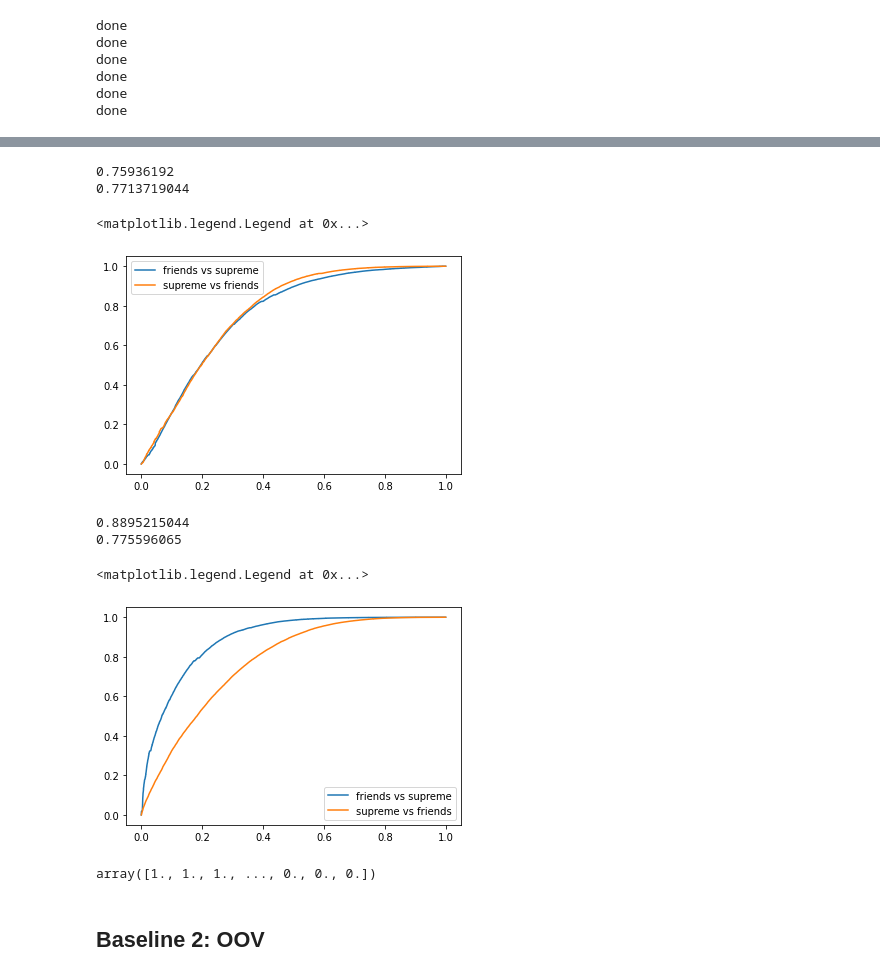
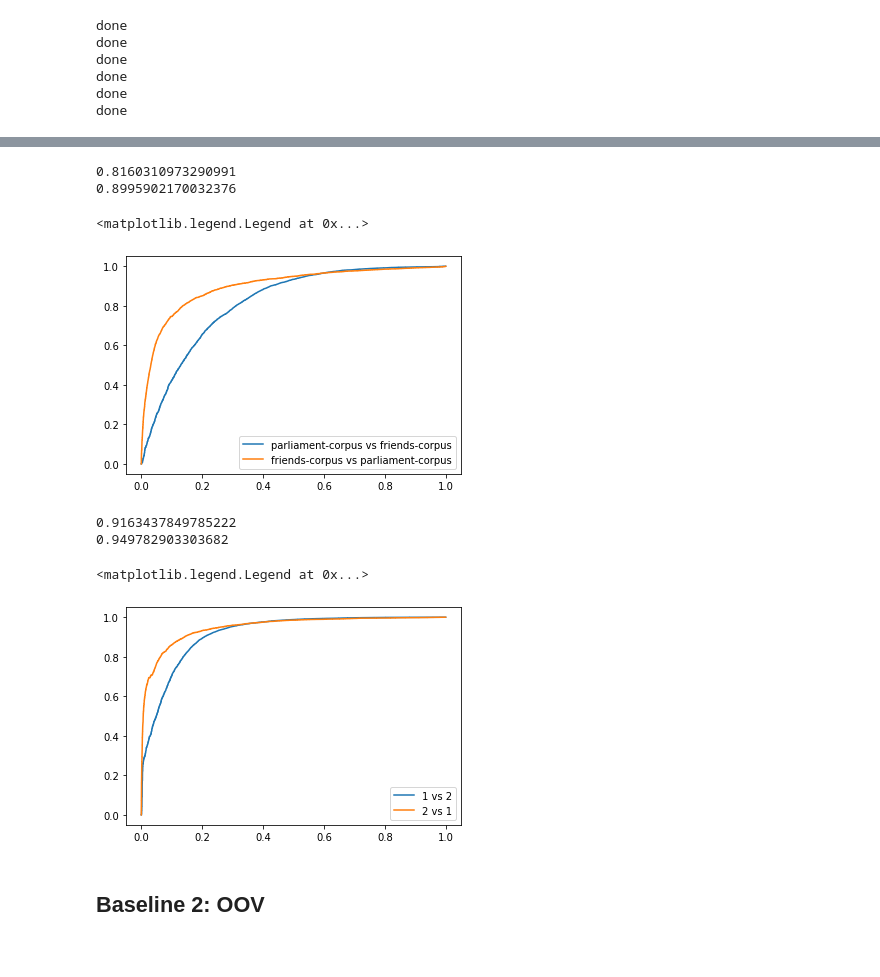
Before and after one commit to jlatko/text-anomaly-detection, a Jupyter notebook: data_analysis.ipynb, the cells around one changed output, grey strips where cells are left out. Drawn from its saved outputs; the diff is of its cells as text; code cells hidden in the pictures.

```diff
--- a/data_analysis.ipynb
+++ b/data_analysis.ipynb
@@ -173,0 +185,2 @@ total_vocab = list(set(c1.keys()) | set(c2.keys()))
+# %%
+total_vocab = list(set(w for df in [train1, val1, train2, val2] for utt in df.utterance.apply(ast.literal_eval) for w in utt))
@@ -174,9 +191,12 @@ total_vocab = list(set(c1.keys()) | set(c2.keys()))
 # %%
 eps = 1e-8
-vect = CountVectorizer(ngram_range=(1,1), analyzer='word', vocabulary=total_vocab)
-v1 = vect.transform(df1.utterance.apply(' '.join))
+vect = CountVectorizer(ngram_range=(1,1), analyzer='word', vocabulary=total_vocab, token_pattern = r"(?u)\b\w+\b")
+v1 = vect.transform(train1.utterance.apply(ast.literal_eval).apply(' '.join))
 v1 = v1[v1.getnnz(1)>0][:n]
-v2 = vect.transform(df2.utterance.apply(' '.join))
+v2 = vect.transform(train2.utterance.apply(ast.literal_eval).apply(' '.join))
 v2 = v2[v2.getnnz(1)>0][:n]
 freq1 = v1.sum(axis=0)[0]/v1.sum() + eps
 freq2 = v2.sum(axis=0)[0]/v2.sum() + eps
+# %%
+v1_val = vect.transform(val1.utterance.apply(ast.literal_eval).apply(' '.join))
+v2_val = vect.transform(val2.utterance.apply(ast.literal_eval).apply(' '.join))
@@ -197,12 +227,12 @@ def get_log_likelihoods(vectorized, frequencies): # normalized by length
     print('done')
     return np.array(log_likes)
 # %%
-ll1_f1 = get_log_likelihoods(v1, freq1) # likelihoods of samples in 1 given frequencies in 1
-ll2_f1 = get_log_likelihoods(v2, freq1) # likelihoods of samples in 2 given frequencies in 1
-ll1_f2 = get_log_likelihoods(v1, freq2)
-ll2_f2 = get_log_likelihoods(v2, freq2)
-ll1_general = get_log_likelihoods(v1, general_freq)
-ll2_general = get_log_likelihoods(v2, general_freq)
+ll1_f1 = get_log_likelihoods(v1_val, freq1) # likelihoods of samples in 1 given frequencies in 1
+ll2_f1 = get_log_likelihoods(v2_val, freq1) # likelihoods of samples in 2 given frequencies in 1
+ll1_f2 = get_log_likelihoods(v1_val, freq2)
+ll2_f2 = get_log_likelihoods(v2_val, freq2)
+ll1_general = get_log_likelihoods(v1_val, general_freq)
+ll2_general = get_log_likelihoods(v2_val, general_freq)
 # %% [output]
 done
 done
@@ -276,20 +306,20 @@ pd.Series(ll2_f2).describe(), pd.Series(ll1_f2).describe()
 # %%
 x = np.concatenate([ll1_f1, ll2_f1])
 y = np.concatenate([np.ones_like(ll1_f1), np.zeros_like(ll2_f1)]).astype(int)
 fpr, tpr, thresholds = metrics.roc_curve(y, x)
-plt.plot(fpr, tpr, label='friends vs supreme')
+plt.plot(fpr, tpr, label=f'{s1} vs {s2}')
 print(metrics.roc_auc_score(y, x))
 x = np.concatenate([ll2_f2, ll1_f2])
 y = np.concatenate([np.ones_like(ll2_f2), np.zeros_like(ll1_f2)]).astype(int)
 fpr, tpr, thresholds = metrics.roc_curve(y, x)
-plt.plot(fpr, tpr, label='supreme vs friends')
+plt.plot(fpr, tpr, label=f'{s2} vs {s1}')
 print(metrics.roc_auc_score(y, x))
 plt.legend()
 # %% [output]
-0.75936192
-0.7713719044
+0.8160310973290991
+0.8995902170032376
 <matplotlib.legend.Legend at 0x...>
-[figure, old version]
+[figure, new version]
 # %%
 # TODO: train-test split
 # TODO: one sided vocabulary ? - I guess it is, because 0-frequencies
@@ -297,23 +327,19 @@ plt.legend()
 x = np.concatenate([ll1_f1 - ll1_general, ll2_f1 - ll2_general])
 y = np.concatenate([np.ones_like(ll1_f1), np.zeros_like(ll2_f1)]).astype(int)
 fpr, tpr, thresholds = metrics.roc_curve(y, x)
-plt.plot(fpr, tpr, label='friends vs supreme')
+plt.plot(fpr, tpr, label='1 vs 2')
 print(metrics.roc_auc_score(y, x))
-x = np.concatenate([ll2_f2 - ll1_general, ll1_f2 - ll2_general])
+x = np.concatenate([ll2_f2 - ll2_general, ll1_f2 - ll1_general])
 y = np.concatenate([np.ones_like(ll2_f2), np.zeros_like(ll1_f2)]).astype(int)
 fpr, tpr, thresholds = metrics.roc_curve(y, x)
-plt.plot(fpr, tpr, label='supreme vs friends')
+plt.plot(fpr, tpr, label='2 vs 1')
 print(metrics.roc_auc_score(y, x))
 plt.legend()
 # %% [output]
-0.8895215044
-0.775596065
+0.9163437849785222
+0.949782903303682
 <matplotlib.legend.Legend at 0x...>
-[figure, old version]
+[figure, new version]
-# %%
-y
-# %% [output]
-array([1., 1., 1., ..., 0., 0., 0.])
 # %% [markdown]
 ## Baseline 2: OOV
 # %%
```
Also changed, not shown: parts of 18 cells of this notebook.
